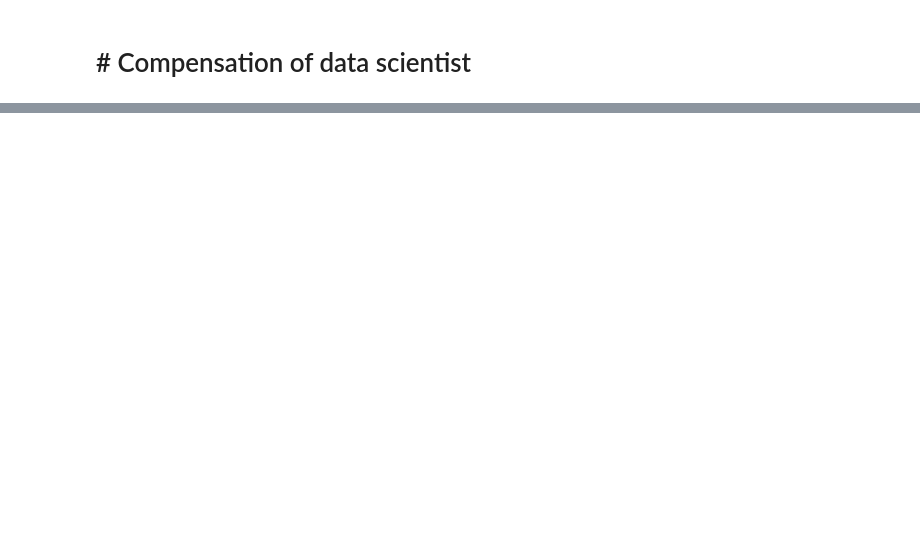
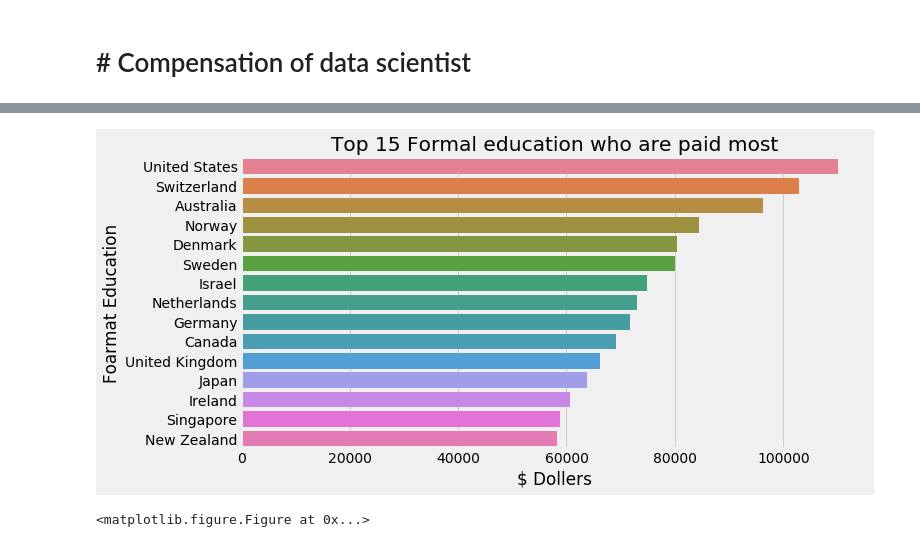
Before and after one commit to vipinbharti121/Kaggle_ML_datascience_survey, a Jupyter notebook: KaggleMLandDataScience.ipynb, the cells around one changed output, grey strips where cells are left out. Saved outputs shown, nothing was run; the diff lists cells and outputs as text; code cells hidden in the pictures; blank space fills up the shorter version.

```diff
--- a/KaggleMLandDataScience.ipynb
+++ b/KaggleMLandDataScience.ipynb
@@ -101 +102,14 @@ plt.show()
 <matplotlib.figure.Figure at 0x...>
+# %%
+top15_Major = salary.groupby('MajorSelect')['Salary'].median().sort_values(ascending=False)[:15].to_frame()
+
+plt.subplots(figsize=(10,5))
+plt.title("Top 15 Formal education who are paid most")
+sns.barplot(y=top15_country.index, x=top15_country.Salary, palette="husl")
+plt.xlabel("$ Dollers")
+plt.ylabel("Foarmat Education")
+plt.figure(figsize=(15,8))
+plt.show()
+# %% [output]
+[figure, added]
+<matplotlib.figure.Figure at 0x...>
```
Also changed, not shown: parts of 15 cells of this notebook.
